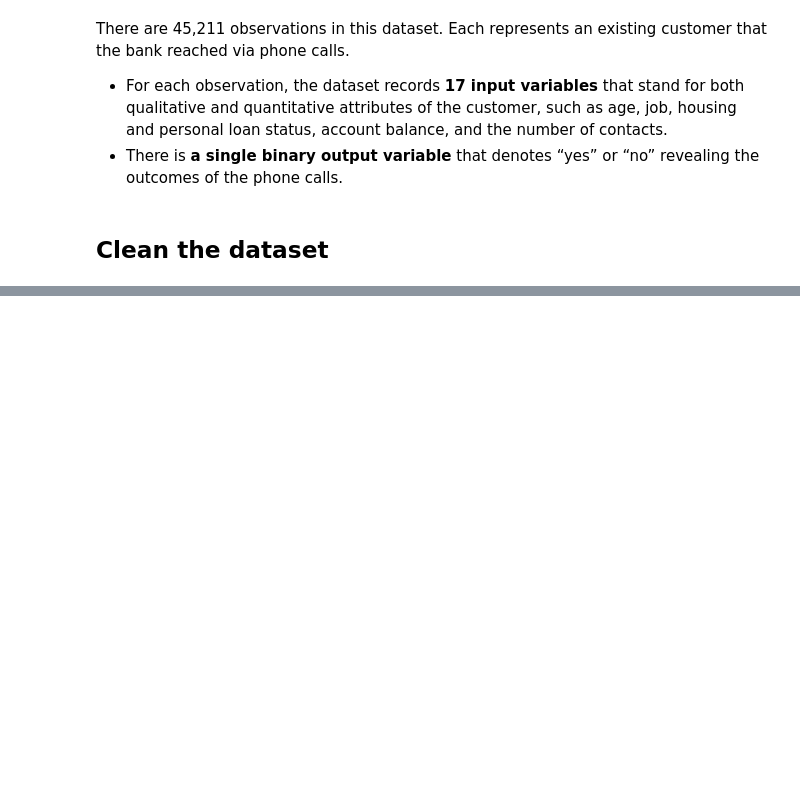
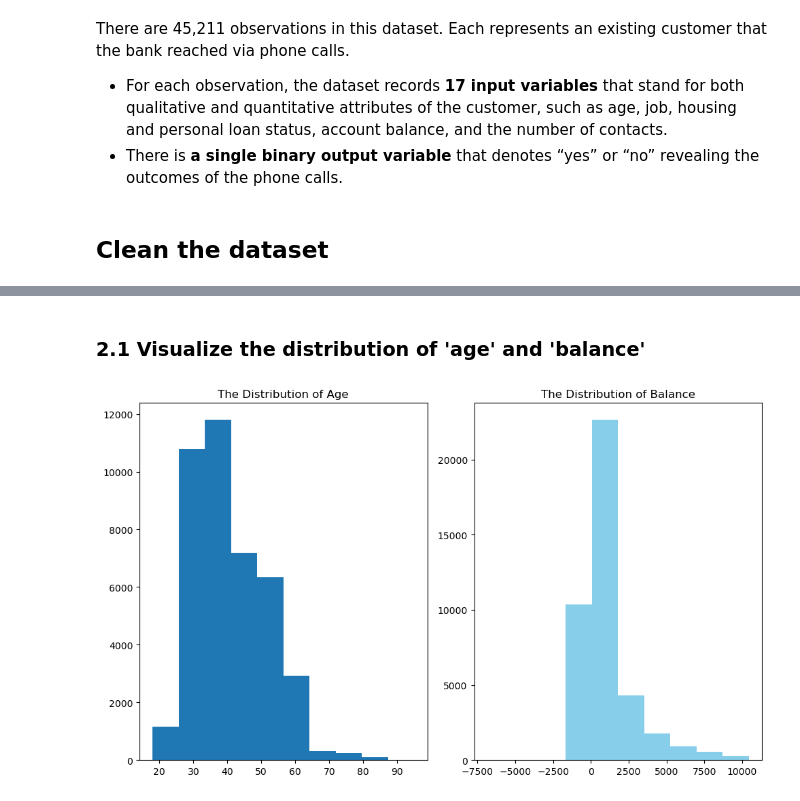
Before and after one commit to ranjansinghds/Bank-Telemarketing-Analysis-Project, a Jupyter notebook: Portuguese_Bank_Telemarketing_Analysis.ipynb, the cells around one changed output, grey strips where cells are left out. Drawn from its saved outputs; the diff is of its cells as text; code cells hidden in the pictures; blank space fills up the shorter version.

```diff
--- a/Portuguese_Bank_Telemarketing_Analysis.ipynb
+++ b/Portuguese_Bank_Telemarketing_Analysis.ipynb
@@ -135,0 +153,6 @@ df4 = dataset3.drop(['balance_outliers'], axis=1)
+# %%
+# Step 2: Drop the 'contact' column from the DataFrame
+df5 = df4.drop('contact', axis=1)
+# %%
+# Step 3: Convert the 'duration' column from seconds to minutes and round to 2 decimal places
+df5['duration'] = df5['duration'].apply(lambda n:n/60).round(2)
@@ -135,0 +177,8 @@ df4 = dataset3.drop(['balance_outliers'], axis=1)
+# %%
+# Step 1: Drop the rows where the 'duration' column has a value less than 5 seconds (0.0833 minutes)
+condition2 = (df5['duration'] < 5/60)
+df6 = df5.drop(df5[condition2].index, axis=0, inplace=False)
+# %%
+# Step 2:
+condition3 = (df6['education'] == 'other')
+df7 = df6.drop(df6[condition3].index, axis=0, inplace=False)
@@ -135,0 +189,17 @@ df4 = dataset3.drop(['balance_outliers'], axis=1)
+# %% [markdown]
+### 2.1 Visualize the distribution of 'age' and 'balance'
+# %%
+plt.figure(figsize=(10, 6))
+
+plt.subplot(1, 2, 1)
+plt.hist(df7['age'])
+plt.title('The Distribution of Age')
+
+plt.subplot(1, 2, 2)
+plt.hist(df7['balance'], color='skyblue')
+plt.title('The Distribution of Balance')
+
+plt.tight_layout()
+plt.show()
+# %% [output]
+[figure, added]
```
Also changed, not shown: parts of 14 cells of this notebook, 2 other files.
